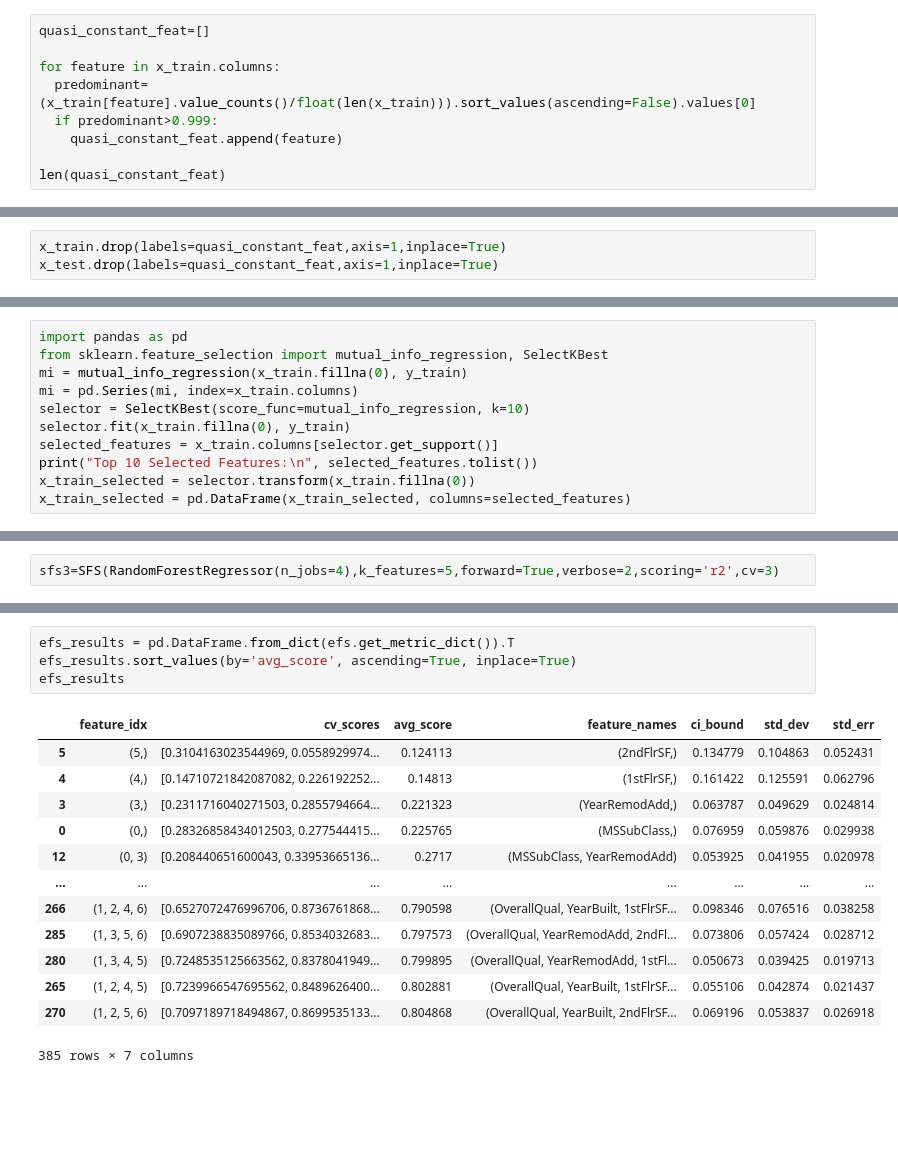
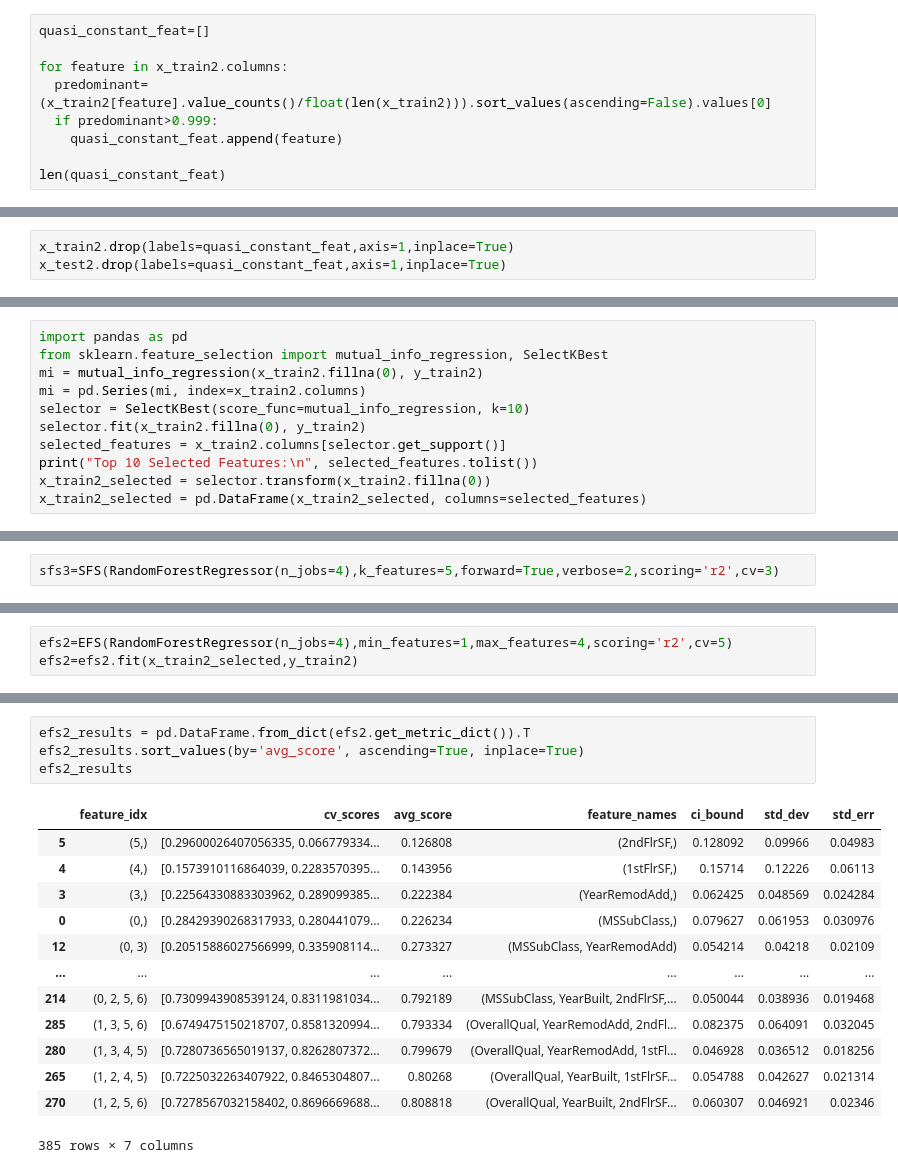
Before and after one commit to Spandana2704/ML, a Jupyter notebook: ML(W4).ipynb, the cells around one changed output, grey strips where cells are left out. Drawn from its saved outputs; the diff is of its cells as text; blank space fills up the shorter version.

```diff
--- a/ML(W4).ipynb
+++ b/ML(W4).ipynb
@@ -270,8 +294,8 @@ x_test.drop(labels=constant_features,axis=1,inplace=True)
 # %%
 quasi_constant_feat=[]
 
-for feature in x_train.columns:
-  predominant=(x_train[feature].value_counts()/float(len(x_train))).sort_values(ascending=False).values[0]
+for feature in x_train2.columns:
+  predominant=(x_train2[feature].value_counts()/float(len(x_train2))).sort_values(ascending=False).values[0]
   if predominant>0.999:
     quasi_constant_feat.append(feature)
 
@@ -279,7 +303,7 @@ len(quasi_constant_feat)
 # %% [output]
 17
 # %%
-x_train.drop(labels=quasi_constant_feat,axis=1,inplace=True)
-x_test.drop(labels=quasi_constant_feat,axis=1,inplace=True)
+x_train2.drop(labels=quasi_constant_feat,axis=1,inplace=True)
+x_test2.drop(labels=quasi_constant_feat,axis=1,inplace=True)
 # %%
 dup=[]
@@ -305,14 +323,14 @@ Index(['MSSubClass', 'LotFrontage', 'LotArea', 'OverallQual', 'OverallCond',
 # %%
 import pandas as pd
 from sklearn.feature_selection import mutual_info_regression, SelectKBest
-mi = mutual_info_regression(x_train.fillna(0), y_train)
-mi = pd.Series(mi, index=x_train.columns)
+mi = mutual_info_regression(x_train2.fillna(0), y_train2)
+mi = pd.Series(mi, index=x_train2.columns)
 selector = SelectKBest(score_func=mutual_info_regression, k=10)
-selector.fit(x_train.fillna(0), y_train)
-selected_features = x_train.columns[selector.get_support()]
+selector.fit(x_train2.fillna(0), y_train2)
+selected_features = x_train2.columns[selector.get_support()]
 print("Top 10 Selected Features:\n", selected_features.tolist())
-x_train_selected = selector.transform(x_train.fillna(0))
-x_train_selected = pd.DataFrame(x_train_selected, columns=selected_features)
+x_train2_selected = selector.transform(x_train2.fillna(0))
+x_train2_selected = pd.DataFrame(x_train2_selected, columns=selected_features)
 # %% [output]
 Top 10 Selected Features:
  ['MSSubClass', 'OverallQual', 'YearBuilt', 'YearRemodAdd', '1stFlrSF', '2ndFlrSF', 'GrLivArea', 'FullBath', 'GarageCars', 'ExterQual_TA']
@@ -364,0 +385,3 @@ Best subset (corresponding names): ('0', '1', '3', '5', '6')
+# %%
+efs2=EFS(RandomForestRegressor(n_jobs=4),min_features=1,max_features=4,scoring='r2',cv=5)
+efs2=efs2.fit(x_train2_selected,y_train2)
@@ -376,20 +398,20 @@ Best subset (corresponding names): ('OverallQual', 'YearBuilt', '2ndFlrSF', 'GrL
 # %%
-efs_results = pd.DataFrame.from_dict(efs.get_metric_dict()).T
-efs_results.sort_values(by='avg_score', ascending=True, inplace=True)
-efs_results
+efs2_results = pd.DataFrame.from_dict(efs2.get_metric_dict()).T
+efs2_results.sort_values(by='avg_score', ascending=True, inplace=True)
+efs2_results
 # %% [output]
 |  | feature_idx | cv_scores | avg_score | feature_names | ci_bound | std_dev | std_err |
-| 5 | (5,) | [0.3104163023544969, 0.0558929974... | 0.124113 | (2ndFlrSF,) | 0.134779 | 0.104863 | 0.052431 |
-| 4 | (4,) | [0.14710721842087082, 0.226192252... | 0.14813 | (1stFlrSF,) | 0.161422 | 0.125591 | 0.062796 |
-| 3 | (3,) | [0.2311716040271503, 0.2855794664... | 0.221323 | (YearRemodAdd,) | 0.063787 | 0.049629 | 0.024814 |
-| 0 | (0,) | [0.28326858434012503, 0.277544415... | 0.225765 | (MSSubClass,) | 0.076959 | 0.059876 | 0.029938 |
-| 12 | (0, 3) | [0.208440651600043, 0.33953665136... | 0.2717 | (MSSubClass, YearRemodAdd) | 0.053925 | 0.041955 | 0.020978 |
+| 5 | (5,) | [0.29600026407056335, 0.066779334... | 0.126808 | (2ndFlrSF,) | 0.128092 | 0.09966 | 0.04983 |
+| 4 | (4,) | [0.1573910116864039, 0.2283570395... | 0.143956 | (1stFlrSF,) | 0.15714 | 0.12226 | 0.06113 |
+| 3 | (3,) | [0.22564330883303962, 0.289099385... | 0.222384 | (YearRemodAdd,) | 0.062425 | 0.048569 | 0.024284 |
+| 0 | (0,) | [0.28429390268317933, 0.280441079... | 0.226234 | (MSSubClass,) | 0.079627 | 0.061953 | 0.030976 |
+| 12 | (0, 3) | [0.20515886027566999, 0.335908114... | 0.273327 | (MSSubClass, YearRemodAdd) | 0.054214 | 0.04218 | 0.02109 |
 | ... | ... | ... | ... | ... | ... | ... | ... |
-| 266 | (1, 2, 4, 6) | [0.6527072476996706, 0.8736761868... | 0.790598 | (OverallQual, YearBuilt, 1stFlrSF... | 0.098346 | 0.076516 | 0.038258 |
-| 285 | (1, 3, 5, 6) | [0.6907238835089766, 0.8534032683... | 0.797573 | (OverallQual, YearRemodAdd, 2ndFl... | 0.073806 | 0.057424 | 0.028712 |
-| 280 | (1, 3, 4, 5) | [0.7248535125663562, 0.8378041949... | 0.799895 | (OverallQual, YearRemodAdd, 1stFl... | 0.050673 | 0.039425 | 0.019713 |
-| 265 | (1, 2, 4, 5) | [0.7239966547695562, 0.8489626400... | 0.802881 | (OverallQual, YearBuilt, 1stFlrSF... | 0.055106 | 0.042874 | 0.021437 |
-| 270 | (1, 2, 5, 6) | [0.7097189718494867, 0.8699535133... | 0.804868 | (OverallQual, YearBuilt, 2ndFlrSF... | 0.069196 | 0.053837 | 0.026918 |
+| 214 | (0, 2, 5, 6) | [0.7309943908539124, 0.8311981034... | 0.792189 | (MSSubClass, YearBuilt, 2ndFlrSF,... | 0.050044 | 0.038936 | 0.019468 |
+| 285 | (1, 3, 5, 6) | [0.6749475150218707, 0.8581320994... | 0.793334 | (OverallQual, YearRemodAdd, 2ndFl... | 0.082375 | 0.064091 | 0.032045 |
+| 280 | (1, 3, 4, 5) | [0.7280736565019137, 0.8262807372... | 0.799679 | (OverallQual, YearRemodAdd, 1stFl... | 0.046928 | 0.036512 | 0.018256 |
+| 265 | (1, 2, 4, 5) | [0.7225032263407922, 0.8465304807... | 0.80268 | (OverallQual, YearBuilt, 1stFlrSF... | 0.054788 | 0.042627 | 0.021314 |
+| 270 | (1, 2, 5, 6) | [0.7278567032158402, 0.8696669688... | 0.808818 | (OverallQual, YearBuilt, 2ndFlrSF... | 0.060307 | 0.046921 | 0.02346 |
 385 rows × 7 columns
 # %%
 from sklearn.ensemble import RandomForestRegressor
```
Also changed, not shown: parts of 35 cells of this notebook.
